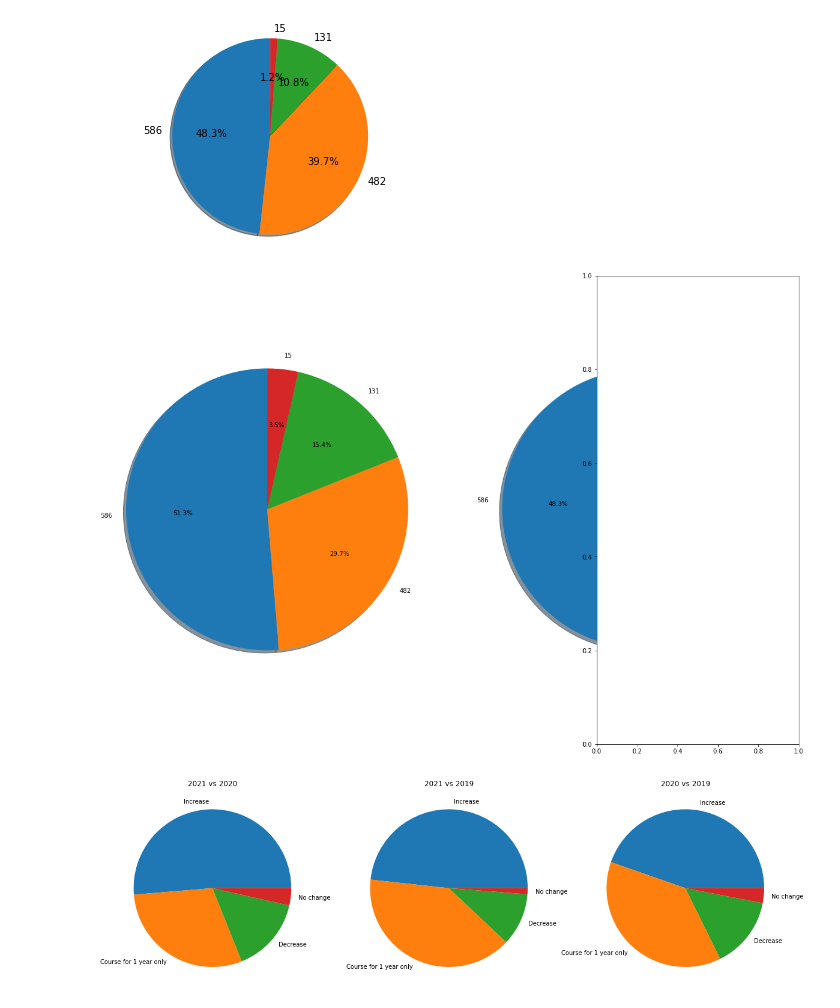
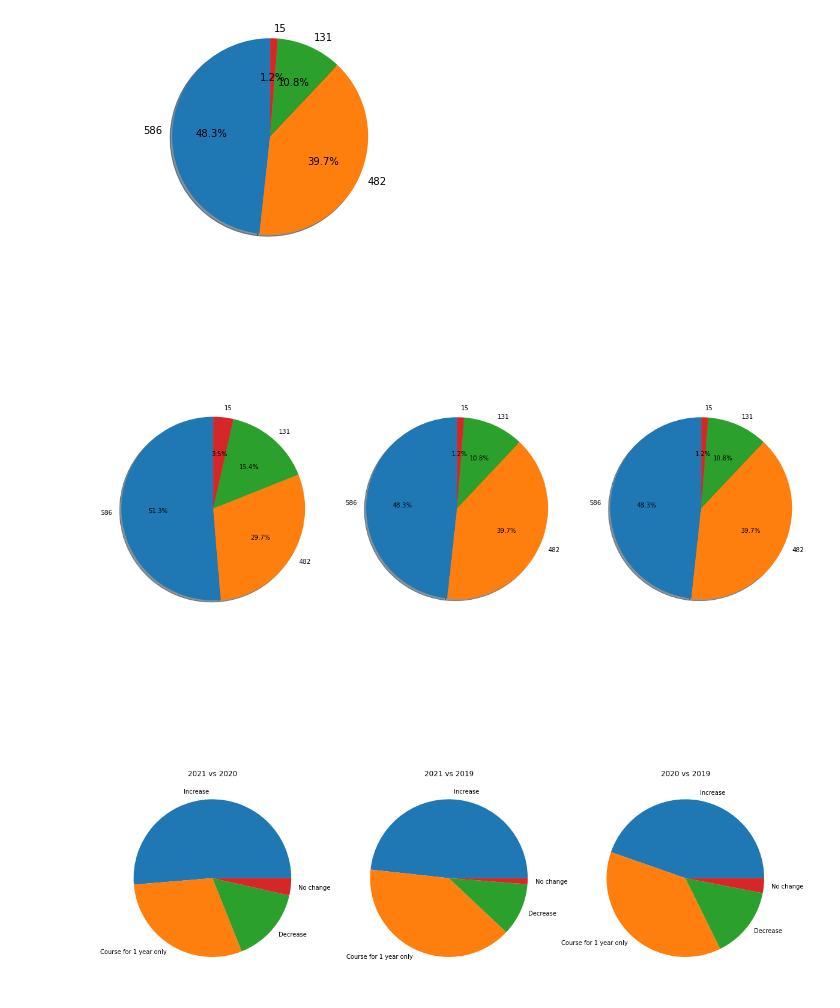
Before and after one commit to Michelleoc/fundamentals-of-data-analysis-assessment, a Jupyter notebook: cao.ipynb, the cells around one changed output. Cells and saved outputs as stored; diff of their text form; code cells hidden in the pictures.

```diff
--- a/cao.ipynb
+++ b/cao.ipynb
@@ -1211,28 +1173,28 @@ plt.show()
 # %%
 fig = plt.figure(figsize=(20,14))
 # labels = 'Increase', 'Course for 1 year only', 'Decrease', 'No change'
 # explode = (0, 0.1, 0, 0)  # only "explode" the 2nd slice (i.e. 'Hogs')
 
 # fig, (ax1, ax2) = plt.subplots(1, 2)
-ax1 = fig.add_subplot(121)
+ax1 = fig.add_subplot(131)
 # ax1 = plt.subplots()
 ax1.pie(rating21vs20_count,labels=dft, autopct='%1.1f%%', shadow=True, startangle=90)
 ax1.axis('equal')  # Equal aspect ratio ensures that pie is drawn as a circle.
 
 
-ax2 = fig.add_subplot(122)
+ax2 = fig.add_subplot(132)
 # ax2 = plt.subplots()
 ax2.pie(rating21vs19_count,labels=dft, autopct='%1.1f%%', shadow=True, startangle=90)
 ax2.axis('equal')  # Equal aspect ratio ensures that pie is drawn as a circle.
 
 ax3 = fig.add_subplot(133)
 # ax3 = plt.subplots()
-# ax3.pie(rating21vs19_count,labels=dft, autopct='%1.1f%%', shadow=True, startangle=90)
-# ax3.axis('equal')  # Equal aspect ratio ensures that pie is drawn as a circle.
+ax3.pie(rating21vs19_count,labels=dft, autopct='%1.1f%%', shadow=True, startangle=90)
+ax3.axis('equal')  # Equal aspect ratio ensures that pie is drawn as a circle.
 
 plt.show()
 # %% [output]
-[figure, old version]
+[figure, new version]
 # %%
 fig = plt.figure(figsize=(20,14))
 
```
Also changed, not shown: parts of 56 cells of this notebook, 41 other files.
